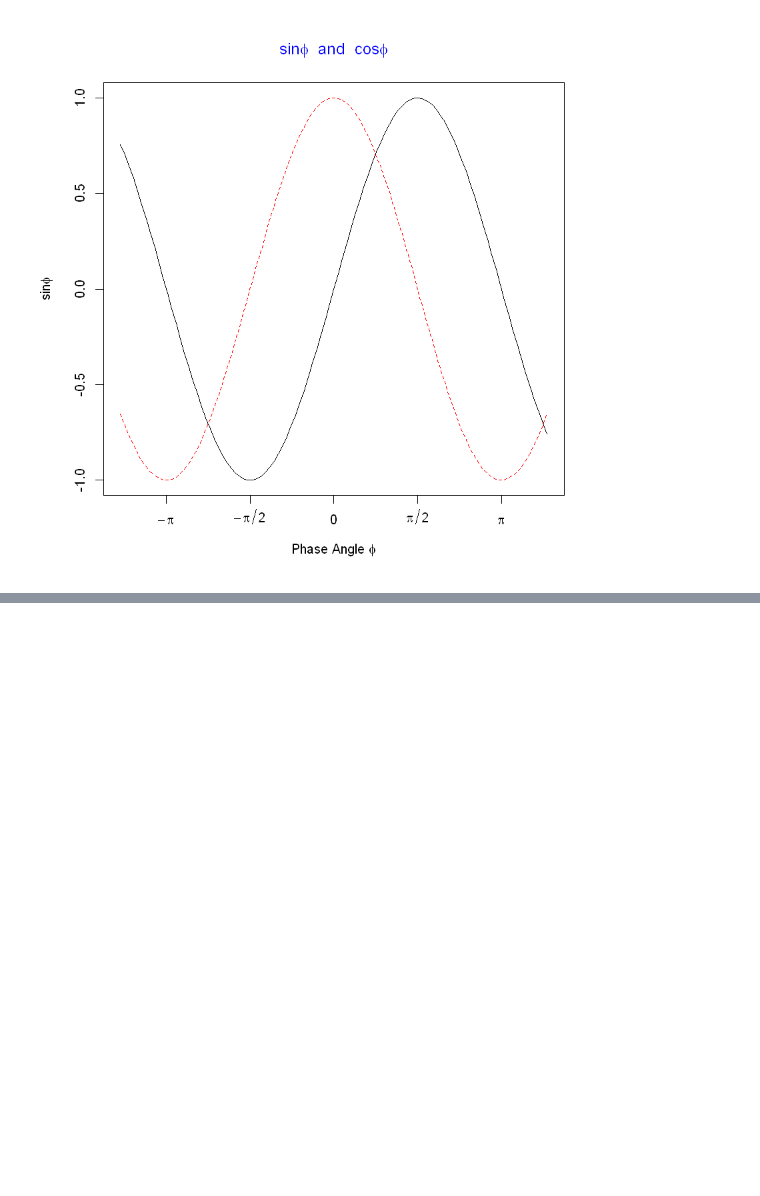
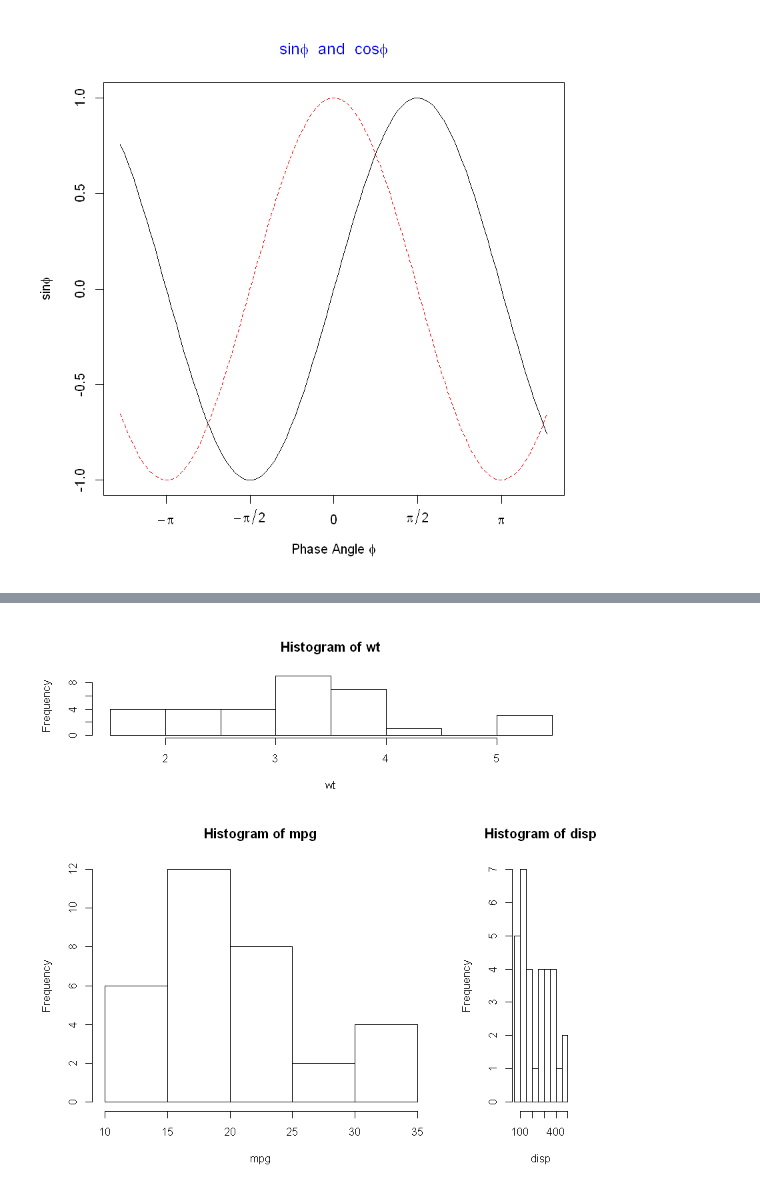
Before and after one commit to THUzhangga/R_notebook, a Jupyter notebook: R_notebook.ipynb, the cells around one changed output, grey strips where cells are left out. Saved outputs shown, nothing was run; the diff lists cells and outputs as text; code cells hidden in the pictures; blank space fills up the shorter version.

```diff
--- a/R_notebook.ipynb
+++ b/R_notebook.ipynb
@@ -448,0 +466,11 @@ axis(1, at = c(-pi, -pi/2, 0, pi/2, pi),
+# %%
+# 使用layout函数，参数为矩阵
+attach(mtcars)
+layout(matrix(c(1,1,2,3),2,2,byrow = TRUE), widths = c(3,1), heights = c(1,2))
+# 第一行图形高度是第二行的1/3，右下角宽度是左下角1/4（可以理解为把矩形分块）
+hist(wt)
+hist(mpg)
+hist(disp)
+detach(mtcars)
+# %% [output]
+[figure, added]
```
Also changed, not shown: parts of 78 cells of this notebook, 3 other files.
